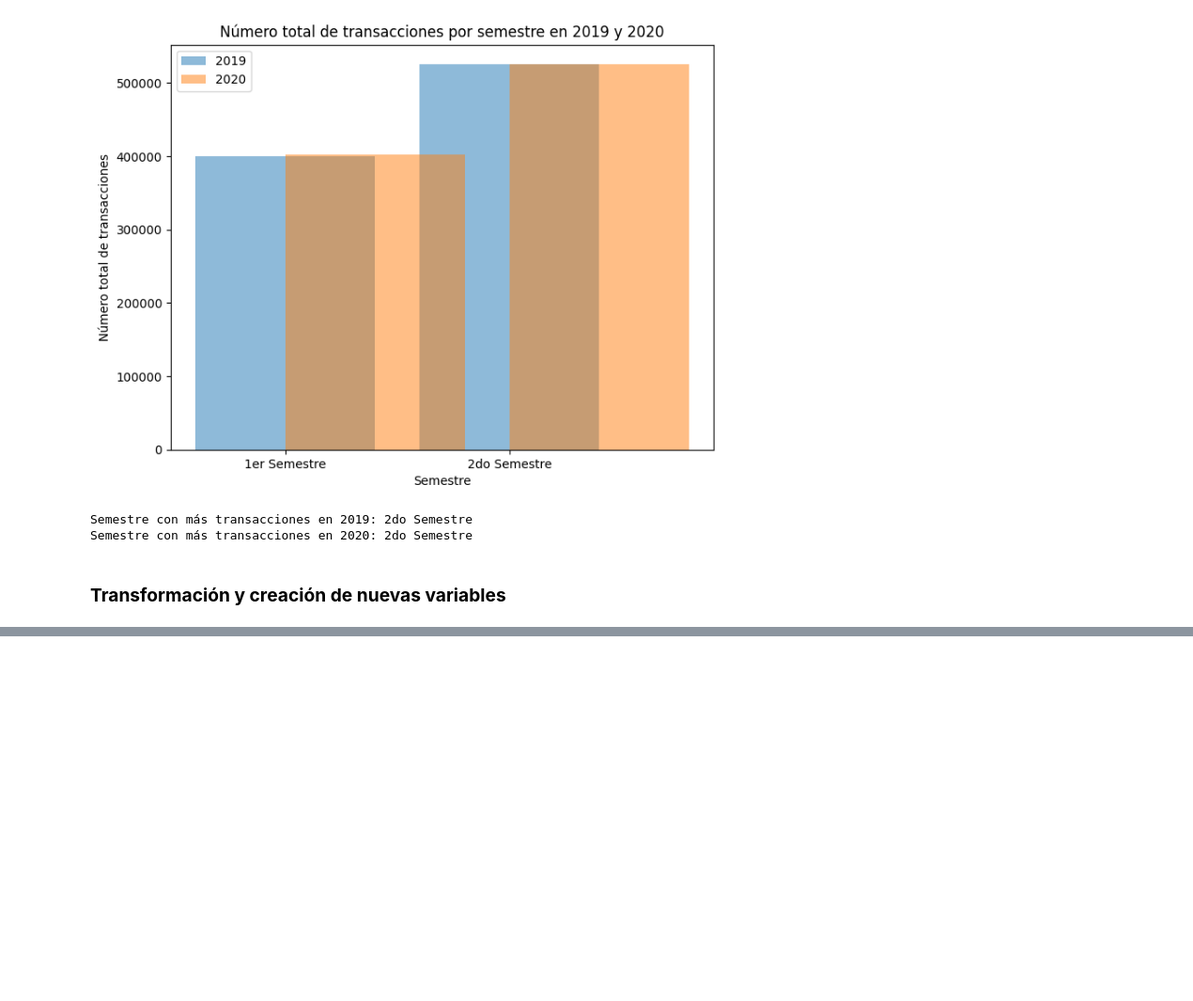
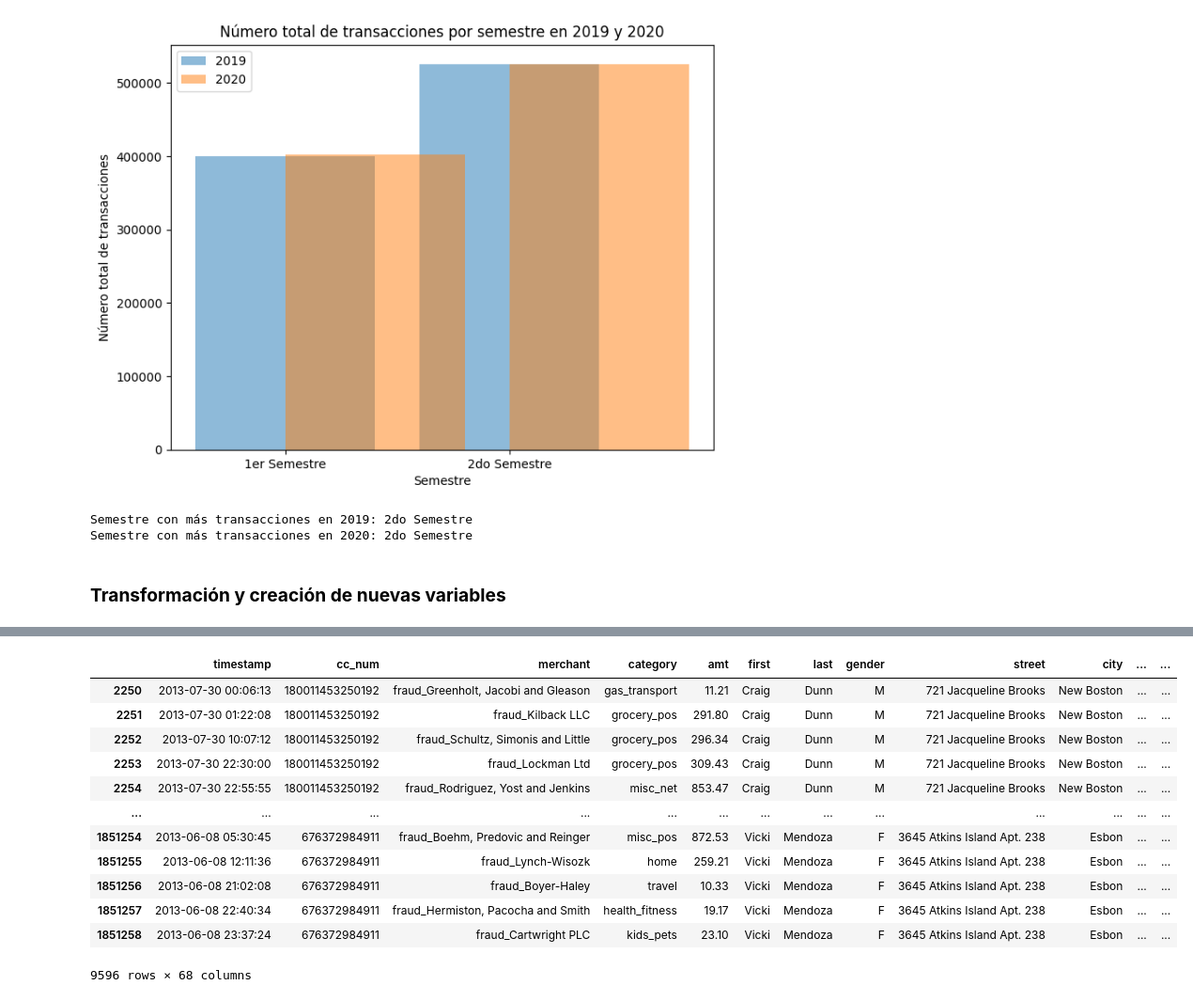
Before and after one commit to bsicay/SDS_Proyecto, a Jupyter notebook: exploracion_transformacion.ipynb, the cells around one changed output, grey strips where cells are left out. Shown at 94% size. Saved outputs shown, nothing was run; the diff lists cells and outputs as text; code cells hidden in the pictures; blank space fills up the shorter version.

Commit message:
fix analysis and add is_sequential_fraud_pattern

```diff
--- a/exploracion.ipynb
+++ b/exploracion_transformacion.ipynb
@@ -607,5 +411,7 @@ df.head(300)
-# %%
-df['dob'] = pd.to_datetime(df['dob'])
+# %%
+# COnvertir fechas a datetime
+df['dob'] = pd.to_datetime(df['dob'], format='%Y-%m-%d')
+df['unix_time'] = pd.to_datetime(df['unix_time'], unit='s')
 # %%
 df.to_csv("Caracteristicas.csv", index=False)
 # %% [markdown]
@@ -653,27 +426,0 @@ pprint.pprint(sample_rows)
-# %%
-import pandas as pd
-from tqdm import tqdm
-
-df['trans_date_trans_time'] = pd.to_datetime(df['trans_date_trans_time'])
-
-# Ordenar por tarjeta y tiempo
-df = df.sort_values(by=['cc_num', 'trans_date_trans_time']).reset_index(drop=True)
-
-# Inicializar la nueva columna
-df['past_hour_count'] = 0
-
-# Crear un diccionario para agrupar por tarjeta
-grouped = df.groupby('cc_num')
-
-# Recorremos cada tarjeta
-# Para cada transacción, calcula cuántas otras transacciones con esa misma tarjeta ocurrieron en la última hora antes de ella.
-for cc_num, group in tqdm(grouped, desc="Calculando transacciones previas por hora"):
-    timestamps = group['trans_date_trans_time'].values
-    indices = group.index
-
-    window_start = 0
-
-    for i in range(len(timestamps)):
-        while timestamps[i] - timestamps[window_start] > pd.Timedelta(hours=1):
-            window_start += 1
-        df.loc[indices[i], 'past_hour_count'] = i - window_start
@@ -798 +760,19 @@ df.head()
+# %%
+df['is_sequential_fraud_pattern'] = identify_sequential_fraud_patterns(df)
+# %%
+df[df['is_sequential_fraud_pattern'] == 1]
+# %% [output]
+|  | timestamp | cc_num | merchant | category | amt | first | last | gender | street | city | ... | ... |
+| 2250 | 2013-07-30 00:06:13 | 180011453250192 | fraud_Greenholt, Jacobi and Gleason | gas_transport | 11.21 | Craig | Dunn | M | 721 Jacqueline Brooks | New Boston | ... | ... |
+| 2251 | 2013-07-30 01:22:08 | 180011453250192 | fraud_Kilback LLC | grocery_pos | 291.80 | Craig | Dunn | M | 721 Jacqueline Brooks | New Boston | ... | ... |
+| 2252 | 2013-07-30 10:07:12 | 180011453250192 | fraud_Schultz, Simonis and Little | grocery_pos | 296.34 | Craig | Dunn | M | 721 Jacqueline Brooks | New Boston | ... | ... |
+| 2253 | 2013-07-30 22:30:00 | 180011453250192 | fraud_Lockman Ltd | grocery_pos | 309.43 | Craig | Dunn | M | 721 Jacqueline Brooks | New Boston | ... | ... |
+| 2254 | 2013-07-30 22:55:55 | 180011453250192 | fraud_Rodriguez, Yost and Jenkins | misc_net | 853.47 | Craig | Dunn | M | 721 Jacqueline Brooks | New Boston | ... | ... |
+| ... | ... | ... | ... | ... | ... | ... | ... | ... | ... | ... | ... | ... |
+| 1851254 | 2013-06-08 05:30:45 | 676372984911 | fraud_Boehm, Predovic and Reinger | misc_pos | 872.53 | Vicki | Mendoza | F | 3645 Atkins Island Apt. 238 | Esbon | ... | ... |
+| 1851255 | 2013-06-08 12:11:36 | 676372984911 | fraud_Lynch-Wisozk | home | 259.21 | Vicki | Mendoza | F | 3645 Atkins Island Apt. 238 | Esbon | ... | ... |
+| 1851256 | 2013-06-08 21:02:08 | 676372984911 | fraud_Boyer-Haley | travel | 10.33 | Vicki | Mendoza | F | 3645 Atkins Island Apt. 238 | Esbon | ... | ... |
+| 1851257 | 2013-06-08 22:40:34 | 676372984911 | fraud_Hermiston, Pacocha and Smith | health_fitness | 19.17 | Vicki | Mendoza | F | 3645 Atkins Island Apt. 238 | Esbon | ... | ... |
+| 1851258 | 2013-06-08 23:37:24 | 676372984911 | fraud_Cartwright PLC | kids_pets | 23.10 | Vicki | Mendoza | F | 3645 Atkins Island Apt. 238 | Esbon | ... | ... |
+9596 rows × 68 columns
 # %%
```
Also changed, not shown: parts of 25 cells of this notebook, 5 other files.
